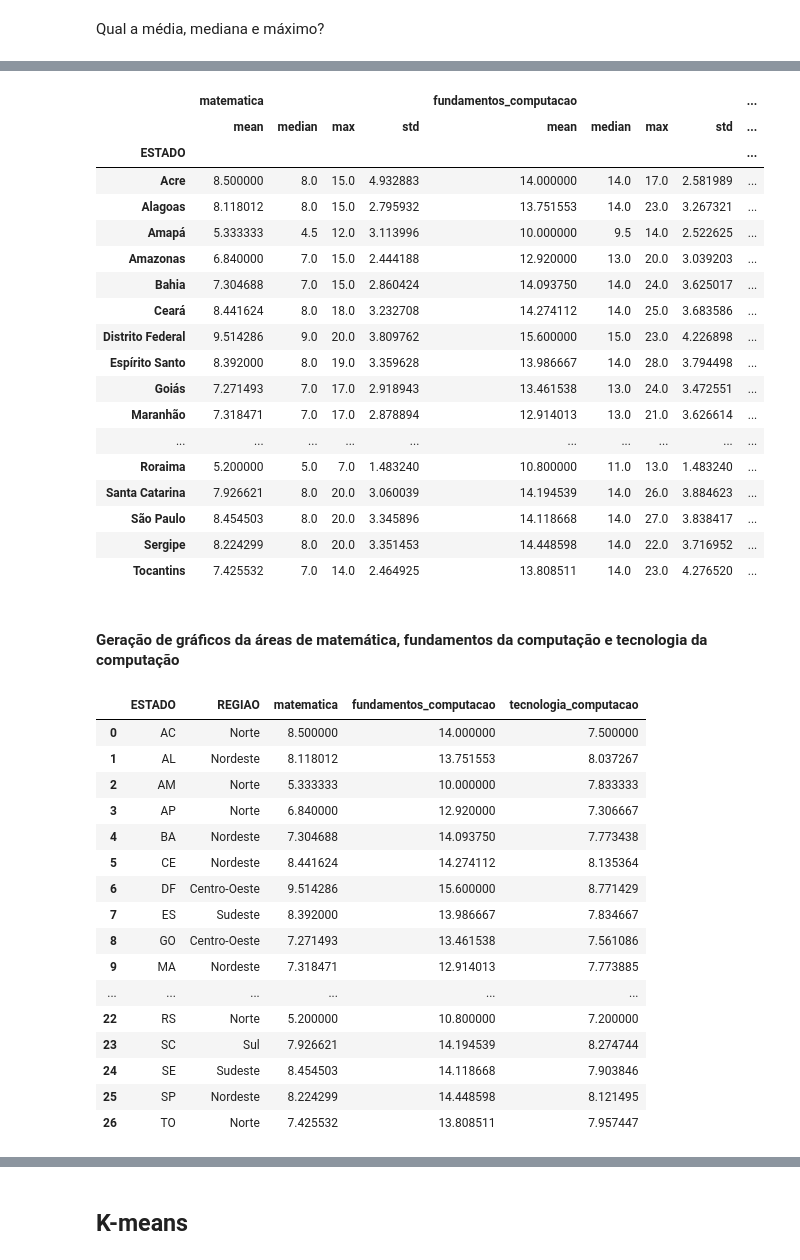
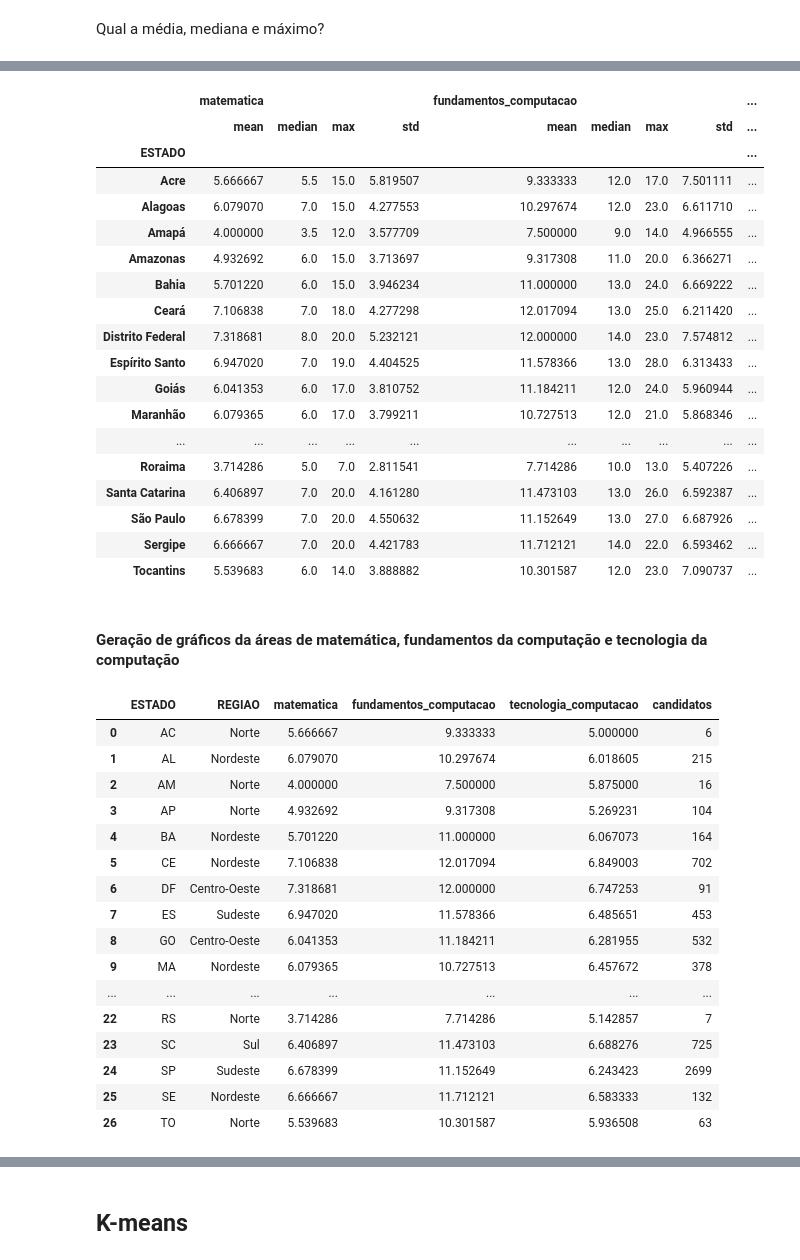
Before and after one commit to jeancarloscc/OrientPOSCOMP-System, a Jupyter notebook: mineracaoDados.ipynb, the cells around one changed output, grey strips where cells are left out. Cells and saved outputs as stored; diff of their text form; code cells hidden in the pictures.

```diff
--- a/mineracaoDados.ipynb
+++ b/mineracaoDados.ipynb
@@ -21,4 +16,4 @@ importing Jupyter notebook from C:\Users\jeanc\Documentos\GitHub\project_dataSci
 ## Descrição dos dados
 # %%
 dados = pd.read_csv('dados/df_poscomp.csv')
-dados = dados.drop(columns='INSCRICAO')
+# dados = dados.drop(columns='INSCRICAO')
@@ -224,8 +159,8 @@ estados_brasileiros = {0: 'AC',
            21: 'RR',
            22: 'RS',
            23: 'SC',
-           24: 'SE',
-           25: 'SP',
+           24: 'SP',
+           25: 'SE',
            26: 'TO'}
 # %%
 regioes = {
@@ -244,22 +179,22 @@ renda_estatisticas_por_uf.rename(index= estados)
 |  | matematica |  |  |  | fundamentos_computacao |  |  |  | ... |
 |  | mean | median | max | std | mean | median | max | std | ... |
 | ESTADO |  |  |  |  |  |  |  |  | ... |
-| Acre | 8.500000 | 8.0 | 15.0 | 4.932883 | 14.000000 | 14.0 | 17.0 | 2.581989 | ... |
-| Alagoas | 8.118012 | 8.0 | 15.0 | 2.795932 | 13.751553 | 14.0 | 23.0 | 3.267321 | ... |
-| Amapá | 5.333333 | 4.5 | 12.0 | 3.113996 | 10.000000 | 9.5 | 14.0 | 2.522625 | ... |
-| Amazonas | 6.840000 | 7.0 | 15.0 | 2.444188 | 12.920000 | 13.0 | 20.0 | 3.039203 | ... |
-| Bahia | 7.304688 | 7.0 | 15.0 | 2.860424 | 14.093750 | 14.0 | 24.0 | 3.625017 | ... |
-| Ceará | 8.441624 | 8.0 | 18.0 | 3.232708 | 14.274112 | 14.0 | 25.0 | 3.683586 | ... |
-| Distrito Federal | 9.514286 | 9.0 | 20.0 | 3.809762 | 15.600000 | 15.0 | 23.0 | 4.226898 | ... |
-| Espírito Santo | 8.392000 | 8.0 | 19.0 | 3.359628 | 13.986667 | 14.0 | 28.0 | 3.794498 | ... |
-| Goiás | 7.271493 | 7.0 | 17.0 | 2.918943 | 13.461538 | 13.0 | 24.0 | 3.472551 | ... |
-| Maranhão | 7.318471 | 7.0 | 17.0 | 2.878894 | 12.914013 | 13.0 | 21.0 | 3.626614 | ... |
+| Acre | 5.666667 | 5.5 | 15.0 | 5.819507 | 9.333333 | 12.0 | 17.0 | 7.501111 | ... |
+| Alagoas | 6.079070 | 7.0 | 15.0 | 4.277553 | 10.297674 | 12.0 | 23.0 | 6.611710 | ... |
+| Amapá | 4.000000 | 3.5 | 12.0 | 3.577709 | 7.500000 | 9.0 | 14.0 | 4.966555 | ... |
+| Amazonas | 4.932692 | 6.0 | 15.0 | 3.713697 | 9.317308 | 11.0 | 20.0 | 6.366271 | ... |
+| Bahia | 5.701220 | 6.0 | 15.0 | 3.946234 | 11.000000 | 13.0 | 24.0 | 6.669222 | ... |
+| Ceará | 7.106838 | 7.0 | 18.0 | 4.277298 | 12.017094 | 13.0 | 25.0 | 6.211420 | ... |
+| Distrito Federal | 7.318681 | 8.0 | 20.0 | 5.232121 | 12.000000 | 14.0 | 23.0 | 7.574812 | ... |
+| Espírito Santo | 6.947020 | 7.0 | 19.0 | 4.404525 | 11.578366 | 13.0 | 28.0 | 6.313433 | ... |
+| Goiás | 6.041353 | 6.0 | 17.0 | 3.810752 | 11.184211 | 12.0 | 24.0 | 5.960944 | ... |
+| Maranhão | 6.079365 | 6.0 | 17.0 | 3.799211 | 10.727513 | 12.0 | 21.0 | 5.868346 | ... |
 | ... | ... | ... | ... | ... | ... | ... | ... | ... | ... |
-| Roraima | 5.200000 | 5.0 | 7.0 | 1.483240 | 10.800000 | 11.0 | 13.0 | 1.483240 | ... |
-| Santa Catarina | 7.926621 | 8.0 | 20.0 | 3.060039 | 14.194539 | 14.0 | 26.0 | 3.884623 | ... |
-| São Paulo | 8.454503 | 8.0 | 20.0 | 3.345896 | 14.118668 | 14.0 | 27.0 | 3.838417 | ... |
-| Sergipe | 8.224299 | 8.0 | 20.0 | 3.351453 | 14.448598 | 14.0 | 22.0 | 3.716952 | ... |
-| Tocantins | 7.425532 | 7.0 | 14.0 | 2.464925 | 13.808511 | 14.0 | 23.0 | 4.276520 | ... |
+| Roraima | 3.714286 | 5.0 | 7.0 | 2.811541 | 7.714286 | 10.0 | 13.0 | 5.407226 | ... |
+| Santa Catarina | 6.406897 | 7.0 | 20.0 | 4.161280 | 11.473103 | 13.0 | 26.0 | 6.592387 | ... |
+| São Paulo | 6.678399 | 7.0 | 20.0 | 4.550632 | 11.152649 | 13.0 | 27.0 | 6.687926 | ... |
+| Sergipe | 6.666667 | 7.0 | 20.0 | 4.421783 | 11.712121 | 14.0 | 22.0 | 6.593462 | ... |
+| Tocantins | 5.539683 | 6.0 | 14.0 | 3.888882 | 10.301587 | 12.0 | 23.0 | 7.090737 | ... |
 # %% [markdown]
 #### Geração de gráficos da áreas de matemática, fundamentos da computação e tecnologia da computação
 # %%
@@ -270,27 +205,30 @@ media_estatisticas_por_uf = media_estatisticas_por_uf.rename(index=estados_brasi
 # %%
 por_uf = dados.groupby(['ESTADO', 'REGIAO']).agg({'matematica': 'mean',
                                                             'fundamentos_computacao': 'mean',
                                                             'tecnologia_computacao': 'mean'})
 # por_uf = por_uf.rename(columns={'ESTADO':estados_brasileiros, 'REGIAO':regioes}, index=)
 por_uf = por_uf.reset_index()
 por_uf['ESTADO'] = por_uf['ESTADO'].replace(estados_brasileiros)
 por_uf['REGIAO'] = por_uf['REGIAO'].replace(regioes)
+
+por_uf['candidatos'] = dados['ESTADO'].value_counts()
+
 por_uf
 # %% [output]
-|  | ESTADO | REGIAO | matematica | fundamentos_computacao | tecnologia_computacao |
-| 0 | AC | Norte | 8.500000 | 14.000000 | 7.500000 |
-| 1 | AL | Nordeste | 8.118012 | 13.751553 | 8.037267 |
-| 2 | AM | Norte | 5.333333 | 10.000000 | 7.833333 |
-| 3 | AP | Norte | 6.840000 | 12.920000 | 7.306667 |
-| 4 | BA | Nordeste | 7.304688 | 14.093750 | 7.773438 |
-| 5 | CE | Nordeste | 8.441624 | 14.274112 | 8.135364 |
-| 6 | DF | Centro-Oeste | 9.514286 | 15.600000 | 8.771429 |
-| 7 | ES | Sudeste | 8.392000 | 13.986667 | 7.834667 |
-| 8 | GO | Centro-Oeste | 7.271493 | 13.461538 | 7.561086 |
-| 9 | MA | Nordeste | 7.318471 | 12.914013 | 7.773885 |
-| ... | ... | ... | ... | ... | ... |
-| 22 | RS | Norte | 5.200000 | 10.800000 | 7.200000 |
-| 23 | SC | Sul | 7.926621 | 14.194539 | 8.274744 |
-| 24 | SE | Sudeste | 8.454503 | 14.118668 | 7.903846 |
-| 25 | SP | Nordeste | 8.224299 | 14.448598 | 8.121495 |
-| 26 | TO | Norte | 7.425532 | 13.808511 | 7.957447 |
+|  | ESTADO | REGIAO | matematica | fundamentos_computacao | tecnologia_computacao | candidatos |
+| 0 | AC | Norte | 5.666667 | 9.333333 | 5.000000 | 6 |
+| 1 | AL | Nordeste | 6.079070 | 10.297674 | 6.018605 | 215 |
+| 2 | AM | Norte | 4.000000 | 7.500000 | 5.875000 | 16 |
+| 3 | AP | Norte | 4.932692 | 9.317308 | 5.269231 | 104 |
+| 4 | BA | Nordeste | 5.701220 | 11.000000 | 6.067073 | 164 |
+| 5 | CE | Nordeste | 7.106838 | 12.017094 | 6.849003 | 702 |
+| 6 | DF | Centro-Oeste | 7.318681 | 12.000000 | 6.747253 | 91 |
+| 7 | ES | Sudeste | 6.947020 | 11.578366 | 6.485651 | 453 |
+| 8 | GO | Centro-Oeste | 6.041353 | 11.184211 | 6.281955 | 532 |
+| 9 | MA | Nordeste | 6.079365 | 10.727513 | 6.457672 | 378 |
+| ... | ... | ... | ... | ... | ... | ... |
+| 22 | RS | Norte | 3.714286 | 7.714286 | 5.142857 | 7 |
+| 23 | SC | Sul | 6.406897 | 11.473103 | 6.688276 | 725 |
+| 24 | SP | Sudeste | 6.678399 | 11.152649 | 6.243423 | 2699 |
+| 25 | SE | Nordeste | 6.666667 | 11.712121 | 6.583333 | 132 |
+| 26 | TO | Norte | 5.539683 | 10.301587 | 5.936508 | 63 |
```
Also changed, not shown: parts of 161 cells of this notebook, 56 other files.
